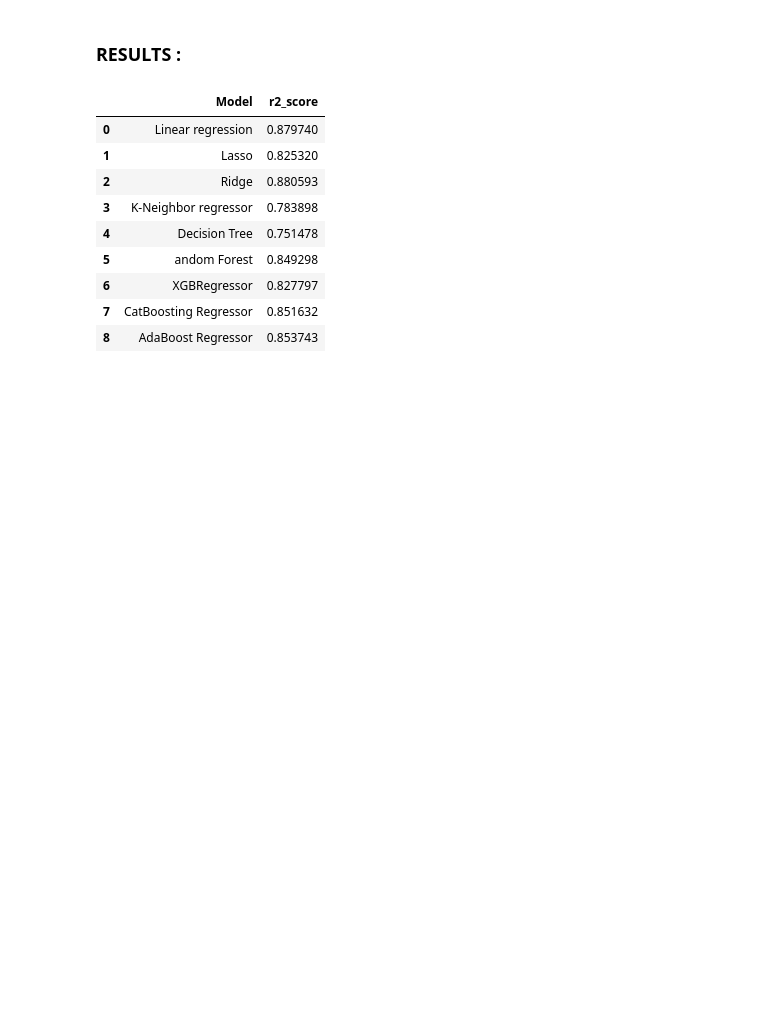
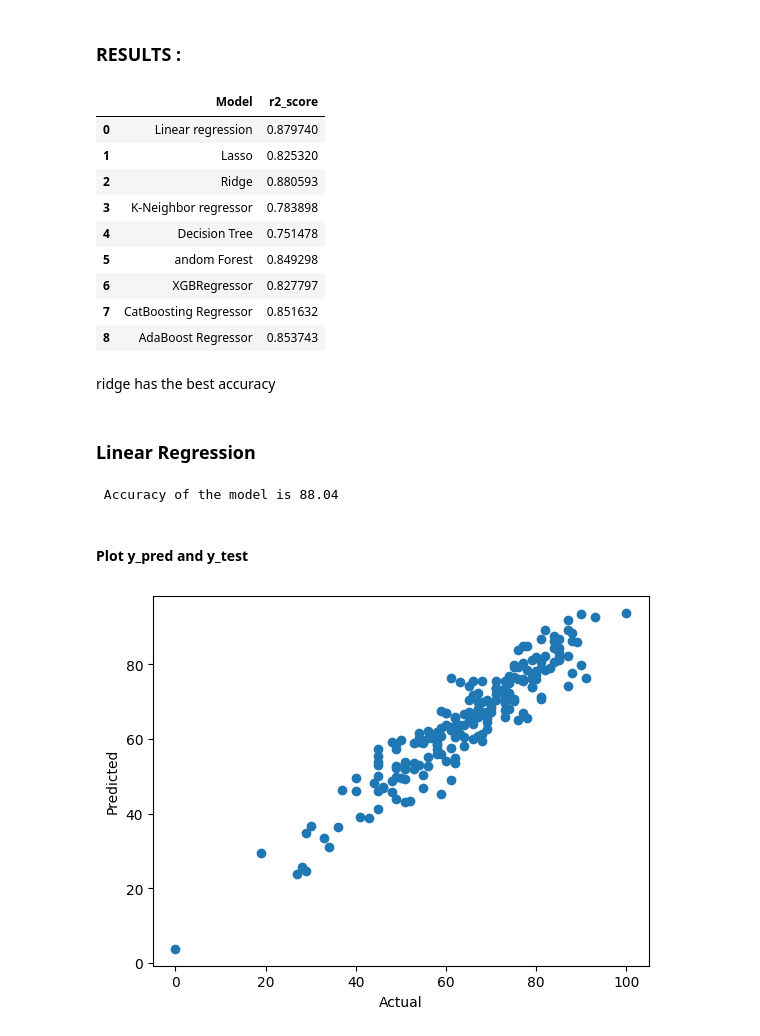
Before and after one commit to mkr9395/ml_projectdeploy, a Jupyter notebook: notebook/MODEL_TRAINING.ipynb, the cells around one changed output. Cells and saved outputs as stored; diff of their text form; code cells hidden in the pictures; blank space fills up the shorter version.

Commit message:
"actual-predicted"

```diff
--- a/notebook/MODEL_TRAINING.ipynb
+++ b/notebook/MODEL_TRAINING.ipynb
@@ -235,3 +235,27 @@ m
 | 6 | XGBRegressor | 0.827797 |
 | 7 | CatBoosting Regressor | 0.851632 |
 | 8 | AdaBoost Regressor | 0.853743 |
+# %% [markdown]
+ridge has the best accuracy
+# %% [markdown]
+### Linear Regression
+# %%
+ridge_model = Ridge(fit_intercept=True,alpha=0.01)
+
+ridge_model = ridge_model.fit(X_train, y_train)
+
+y_pred = ridge_model.predict(X_test)
+
+score = r2_score(y_test, y_pred)*100
+
+print(" Accuracy of the model is %.2f" %score)
+# %% [output]
+ Accuracy of the model is 88.04
+# %% [markdown]
+#### Plot y_pred and y_test
+# %%
+plt.scatter(y_test,y_pred);
+plt.xlabel('Actual');
+plt.ylabel('Predicted');
+# %% [output]
+[figure, added]
```
Also changed, not shown: parts of 3 cells of this notebook.
